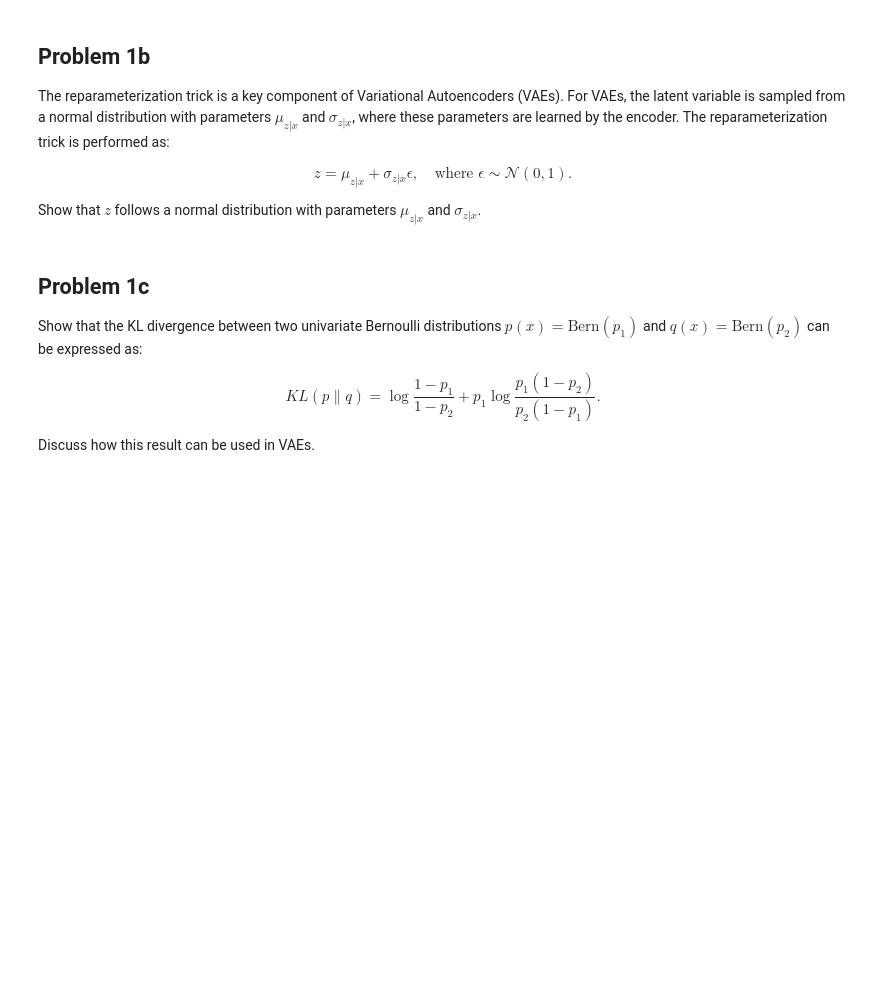
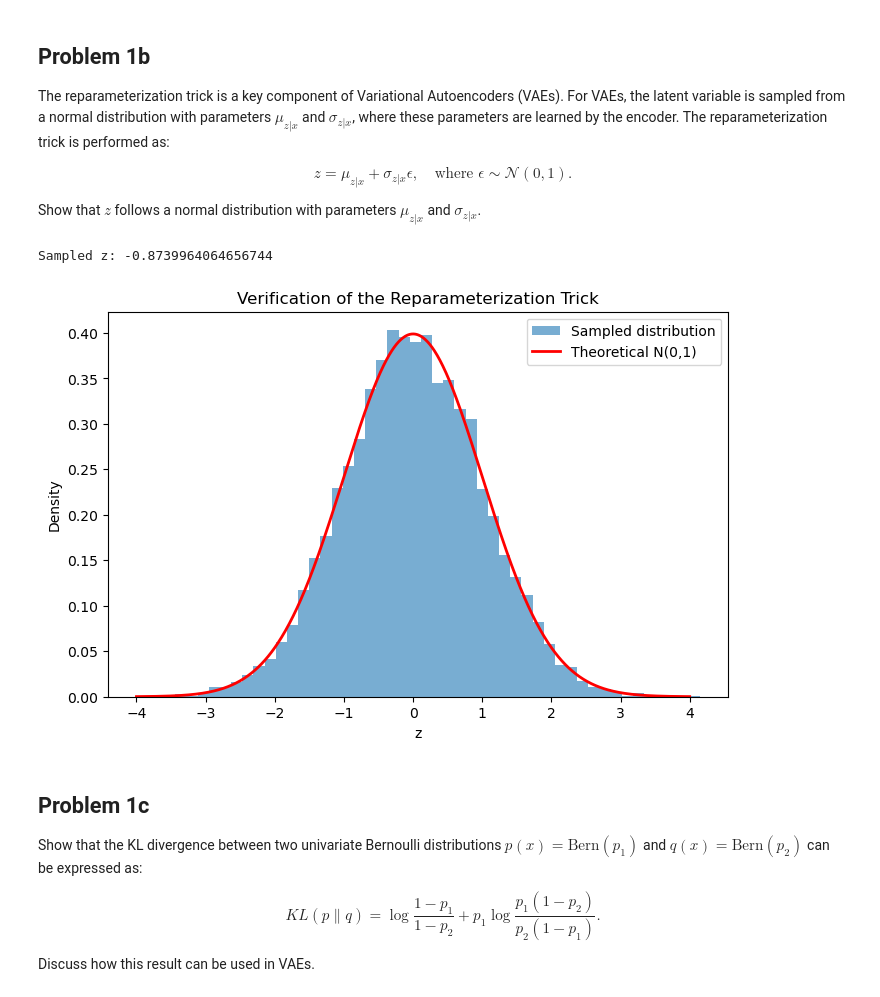
Before and after one commit to tihassfjord/FYS3033DL, a Jupyter notebook: homie_v1.ipynb, the cells around one changed output. Saved outputs shown, nothing was run; the diff lists cells and outputs as text; code cells hidden in the pictures; blank space fills up the shorter version.

Commit message:
problem 2

```diff
--- a/homie_v1.ipynb
+++ b/homie_v1.ipynb
@@ -107,21 +107,44 @@ Show that $z$ follows a normal distribution with parameters $\mu_{z|x}$ and $\si
 # %%
 # Problem 1b: Verification of the reparameterization trick
 # TODO: Prove that the variable z obtained from
 # z = mu + sigma * epsilon (with epsilon ~ N(0, 1))
 # follows a normal distribution N(mu, sigma^2).
 
 def problem1b_reparameterization(mu, sigma, epsilon):
     # Placeholder: Implement the reparameterization trick and verify the distribution
     z = mu + sigma * epsilon  # This is the reparameterization formula
     return z
 
 # Example placeholder usage
 import numpy as np
+from scipy.stats import norm
 mu = 0
 sigma = 1
 epsilon = np.random.randn()
 z = problem1b_reparameterization(mu, sigma, epsilon)
 print('Sampled z:', z)
+
+# Generate a large number of z samples using the reparameterization trick
+n_samples = 10000
+epsilon_samples = np.random.randn(n_samples)  # sample from N(0,1)
+z_samples = problem1b_reparameterization(mu, sigma, epsilon_samples)
+
+# Plot histogram of the generated z samples and overlay the theoretical pdf
+
+x_vals = np.linspace(-4, 4, 1000)
+pdf_vals = norm.pdf(x_vals, mu, sigma)
+
+plt.figure(figsize=(8, 5))
+plt.hist(z_samples, bins=50, density=True, alpha=0.6, label='Sampled distribution')
+plt.plot(x_vals, pdf_vals, 'r-', lw=2, label='Theoretical N(0,1)')
+plt.title('Verification of the Reparameterization Trick')
+plt.xlabel('z')
+plt.ylabel('Density')
+plt.legend()
+plt.show()
+# %% [output]
+Sampled z: -0.8739964064656744
+[figure, added]
 # %% [markdown]
 ## Problem 1c
 
```
Also changed, not shown: parts of 6 cells of this notebook, 6 other files.
